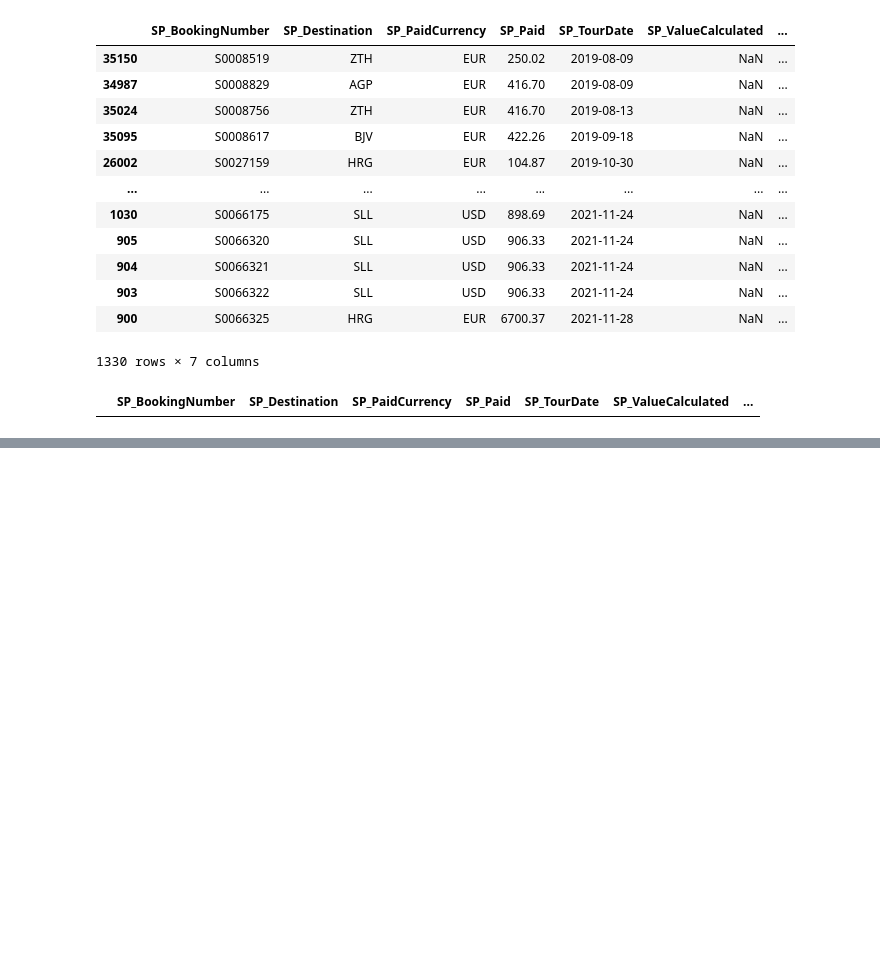
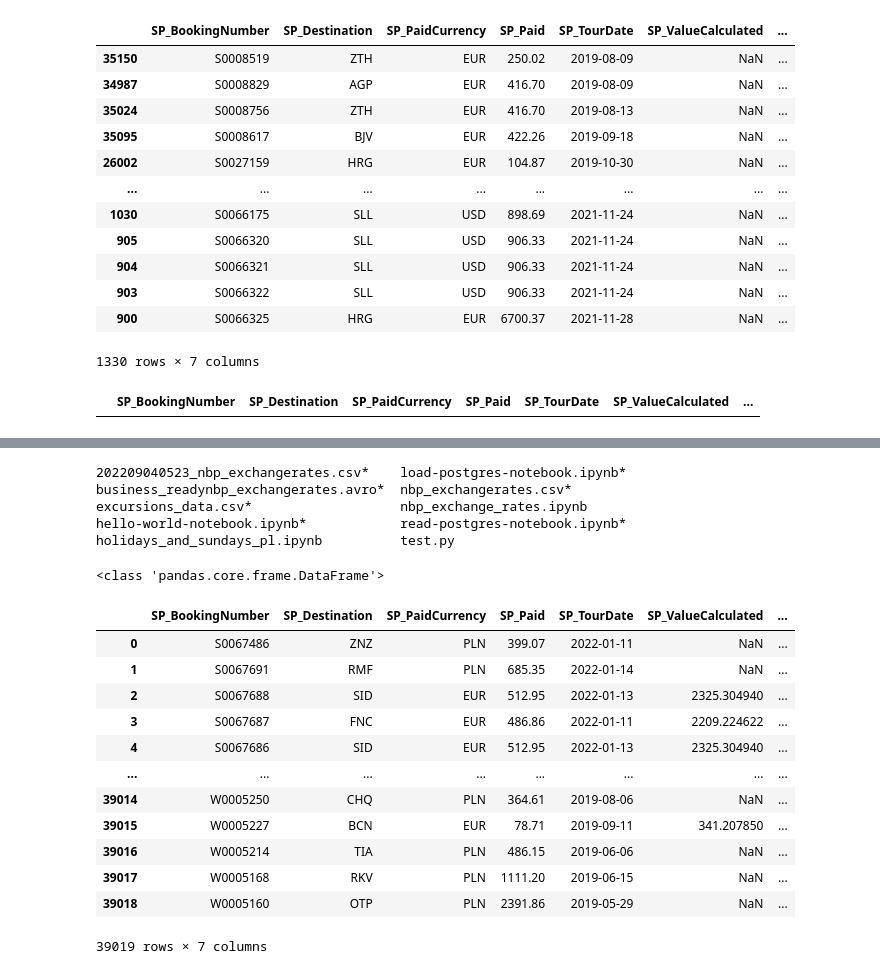
Before and after one commit to KonuTech/AirflowVariousDAGs, a Jupyter notebook: notebooks/holidays_and_sundays_pl.ipynb, the cells around one changed output, grey strips where cells are left out. Drawn from its saved outputs; the diff is of its cells as text; code cells hidden in the pictures; blank space fills up the shorter version.

Commit message:
NBP rates, PL holidays

```diff
--- a/notebooks/holidays_and_sundays_pl.ipynb
+++ b/notebooks/holidays_and_sundays_pl.ipynb
@@ -708,0 +733,30 @@ missing_exchange_rates[missing_exchange_rates['SP_TourDate'] == '2020-05-08']
+# %%
+ls
+# %% [output]
+202209040523_nbp_exchangerates.csv*    load-postgres-notebook.ipynb*
+business_readynbp_exchangerates.avro*  nbp_exchangerates.csv*
+excursions_data.csv*                   nbp_exchange_rates.ipynb
+hello-world-notebook.ipynb*            read-postgres-notebook.ipynb*
+holidays_and_sundays_pl.ipynb          test.py
+# %%
+# Read the data back
+as_avro = pdx.from_avro('business_readynbp_exchangerates.avro')
+print(type(as_avro))
+# %% [output]
+<class 'pandas.core.frame.DataFrame'>
+# %%
+as_avro
+# %% [output]
+|  | SP_BookingNumber | SP_Destination | SP_PaidCurrency | SP_Paid | SP_TourDate | SP_ValueCalculated | ... |
+| 0 | S0067486 | ZNZ | PLN | 399.07 | 2022-01-11 | NaN | ... |
+| 1 | S0067691 | RMF | PLN | 685.35 | 2022-01-14 | NaN | ... |
+| 2 | S0067688 | SID | EUR | 512.95 | 2022-01-13 | 2325.304940 | ... |
+| 3 | S0067687 | FNC | EUR | 486.86 | 2022-01-11 | 2209.224622 | ... |
+| 4 | S0067686 | SID | EUR | 512.95 | 2022-01-13 | 2325.304940 | ... |
+| ... | ... | ... | ... | ... | ... | ... | ... |
+| 39014 | W0005250 | CHQ | PLN | 364.61 | 2019-08-06 | NaN | ... |
+| 39015 | W0005227 | BCN | EUR | 78.71 | 2019-09-11 | 341.207850 | ... |
+| 39016 | W0005214 | TIA | PLN | 486.15 | 2019-06-06 | NaN | ... |
+| 39017 | W0005168 | RKV | PLN | 1111.20 | 2019-06-15 | NaN | ... |
+| 39018 | W0005160 | OTP | PLN | 2391.86 | 2019-05-29 | NaN | ... |
+39019 rows × 7 columns
```
Also changed, not shown: parts of 3 cells of this notebook, 5 other files.
